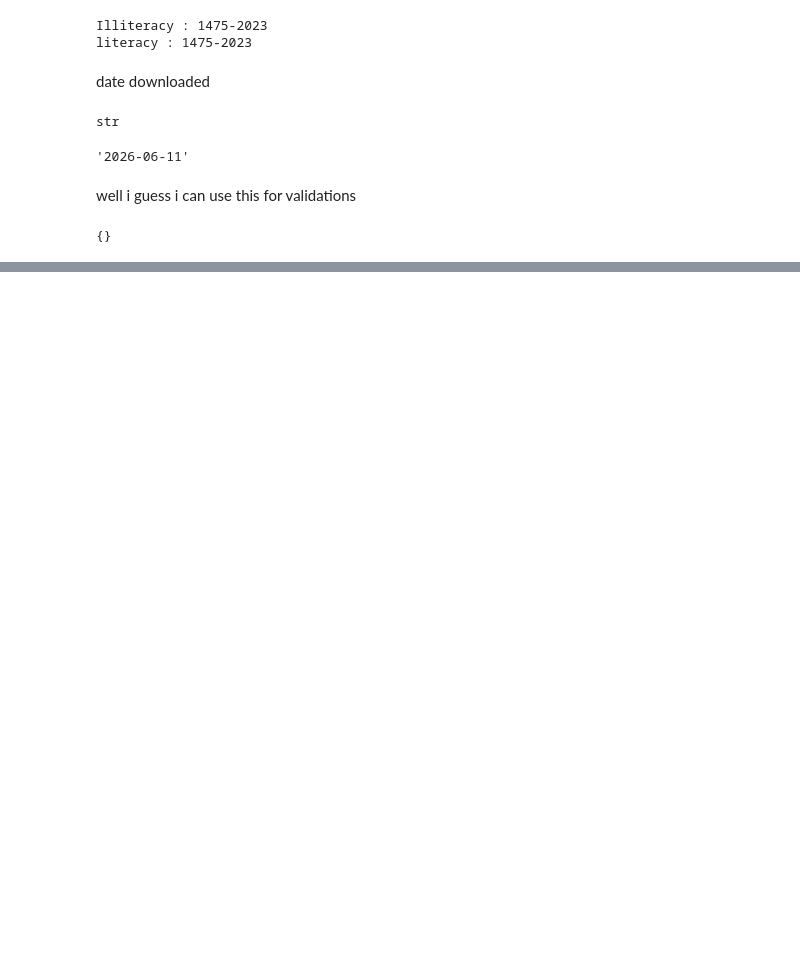
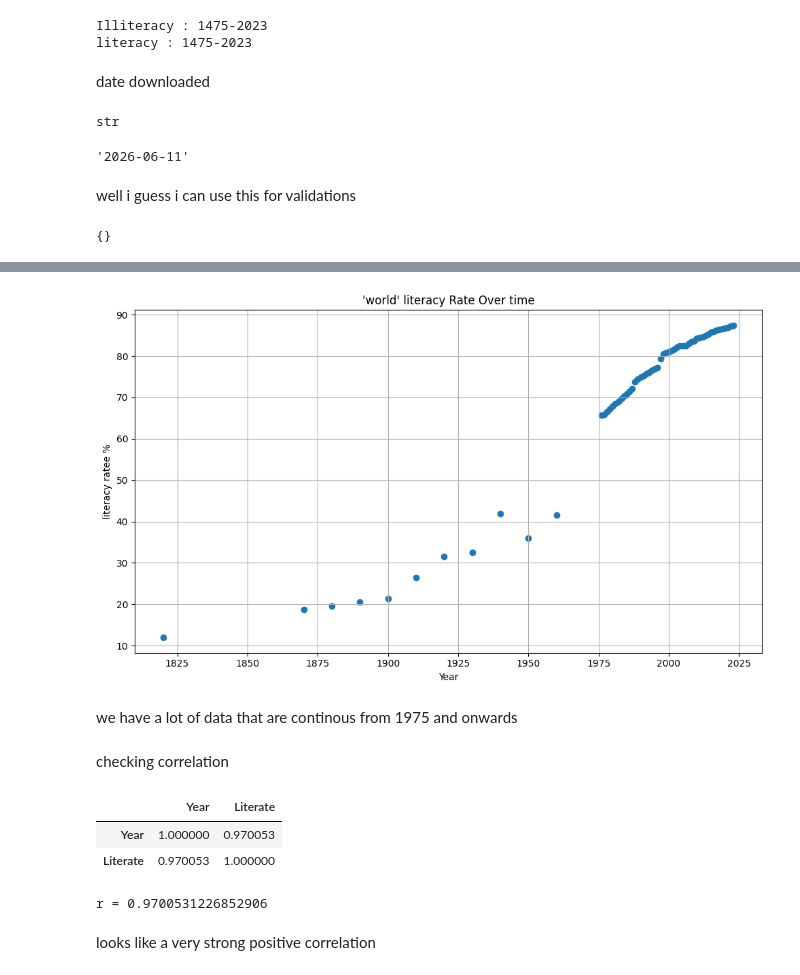
Before and after one commit to Rendell032/Portfolio, a Jupyter notebook: literate-and-illiterate-world-population/literate-and-illiterate-EDA.ipynb, the cells around one changed output, grey strips where cells are left out. Saved outputs shown, nothing was run; the diff lists cells and outputs as text; code cells hidden in the pictures; blank space fills up the shorter version.

Commit message:
added statsmodels lib, coverage analysis and dsimple trend regression

```diff
--- a/literate-and-illiterate-world-population/literate-and-illiterate-EDA.ipynb
+++ b/literate-and-illiterate-world-population/literate-and-illiterate-EDA.ipynb
@@ -708,0 +735,2 @@ metadata["activeFilters"]
+# %%
+world = df[df['Entity'] == 'World'].copy()
@@ -708,0 +780,2 @@ metadata["activeFilters"]
+# %%
+world = world.sort_values('Year')
@@ -708,0 +791,35 @@ metadata["activeFilters"]
+# %%
+#plot the coverage
+fig, ax = plt.subplots(figsize = (10,6))
+
+ax.scatter(
+    world['Year'],
+    world['Literate'],
+)
+
+
+ax.set_title("'world' literacy Rate Over time")
+ax.set_xlabel('Year')
+ax.set_ylabel('literacy ratee %')
+ax.grid(True)
+
+plt.tight_layout()
+plt.show()
+# %% [output]
+[figure, added]
+# %% [markdown]
+we have a lot of data that are continous from 1975 and onwards
+# %% [markdown]
+checking correlation
+# %%
+world[['Year','Literate']].corr()
+# %% [output]
+|  | Year | Literate |
+| Year | 1.000000 | 0.970053 |
+| Literate | 0.970053 | 1.000000 |
+# %%
+print('r =', world[['Year','Literate']].corr().loc['Year','Literate'])
+# %% [output]
+r = 0.9700531226852906
+# %% [markdown]
+looks like a very strong positive correlation
```
Also changed, not shown: parts of 22 cells of this notebook, 1 other file.
